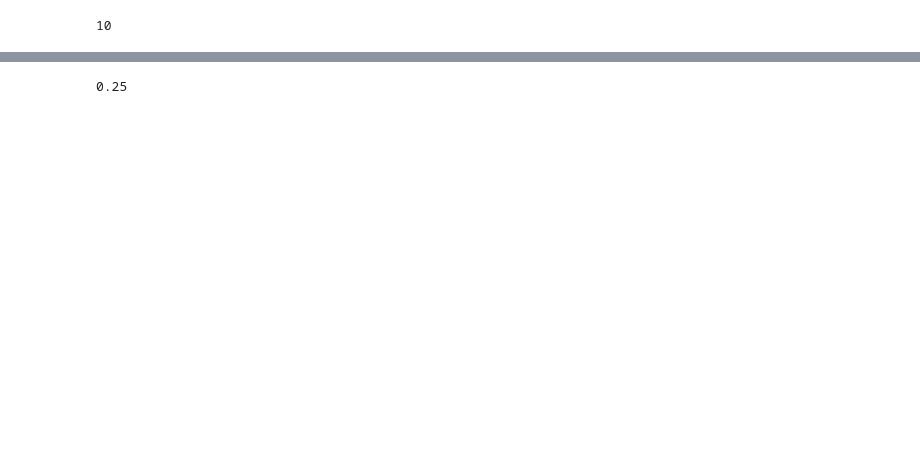
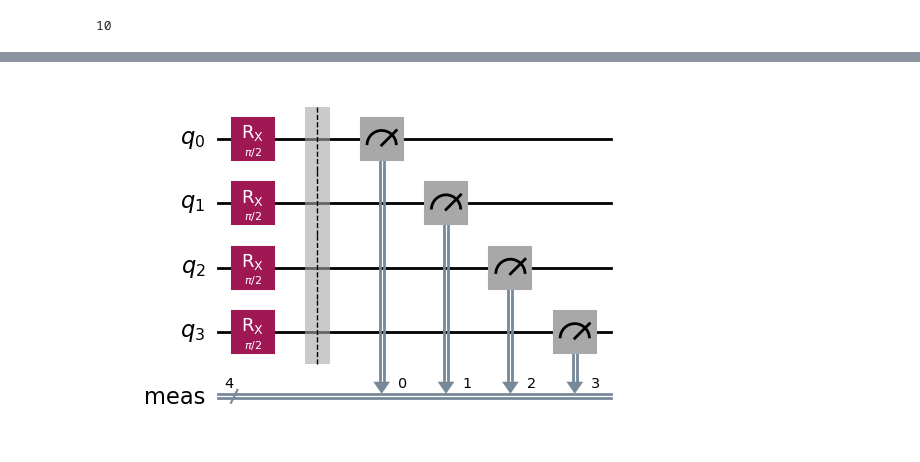
Before and after one commit to SuramyaAngdembay/quantum-galton-box, a Jupyter notebook: notebooks/peg.ipynb, the cells around one changed output, grey strips where cells are left out. Drawn from its saved outputs; the diff is of its cells as text; code cells hidden in the pictures; blank space fills up the shorter version.

```diff
--- a/notebooks/peg.ipynb
+++ b/notebooks/peg.ipynb
@@ -170,4 +282,9 @@ print(a)
 # %%
-print(binom.pmf(0,2,0.5))
+n=4
+qc = QuantumCircuit(n)
+for i in range(n):
+    qc.rx(np.pi/2, i)
+qc.measure_all()
+qc.draw('mpl')
 # %% [output]
-0.25
+[figure, added]
```
Also changed, not shown: parts of 31 cells of this notebook, 4 other files.
